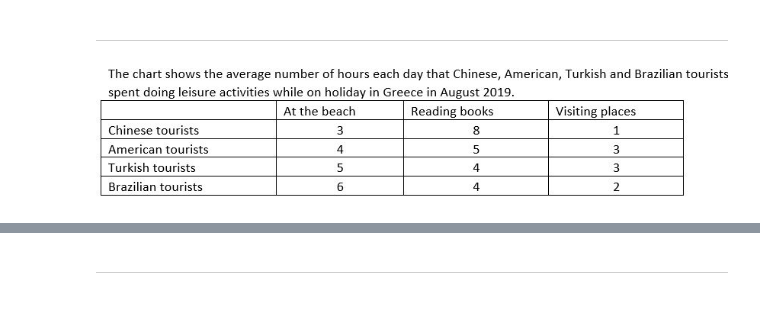
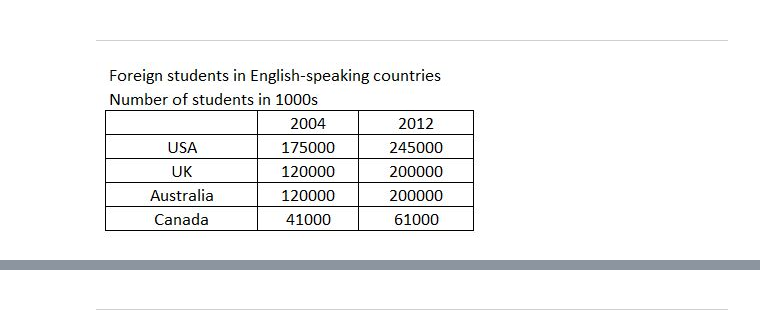
Before and after one commit to macgyver121/DADS7202_final_project, a Jupyter notebook: tesseract_test.ipynb, the cells around one changed output, grey strips where cells are left out. Saved outputs shown, nothing was run; the diff lists cells and outputs as text; code cells hidden in the pictures; blank space fills up the shorter version.

```diff
--- a/tesseract_test.ipynb
+++ b/tesseract_test.ipynb
@@ -86,8 +80,8 @@ img = cv2.imread(src)
 # %%
 from IPython.display import Image, display
-display(Image('/content/1-1.JPG'))
+display(Image('/content/drive/MyDrive/DADS7202_final/IELTS/image/bar_2.JPG'))
 # %% [output]
-[figure, old version]
+[figure, new version]
 # %%
 # Adding custom options
 custom_config = r'--psm 1'
```
Also changed, not shown: parts of 11 cells of this notebook.
